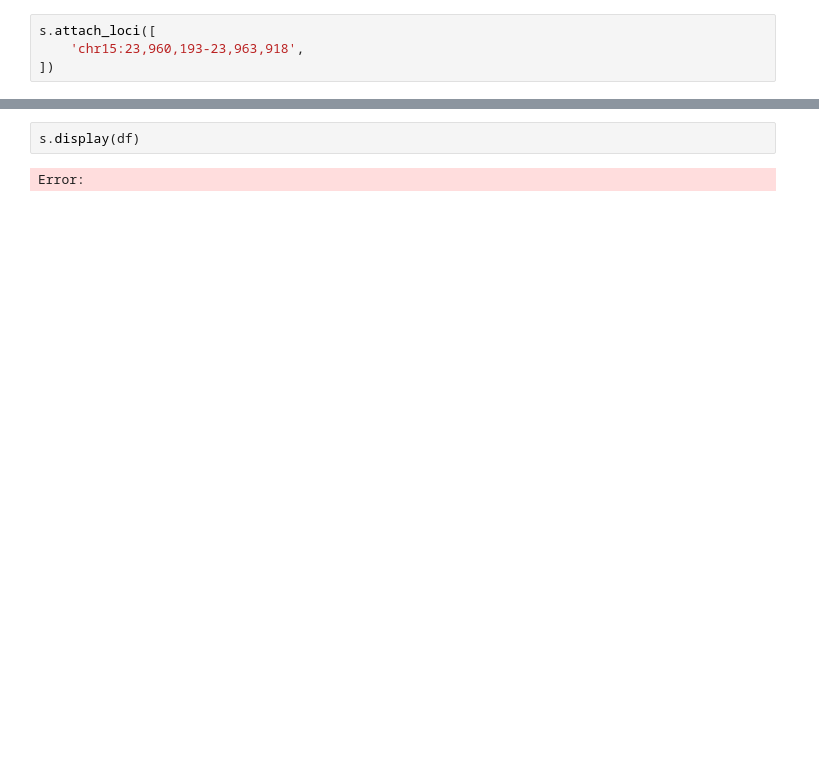
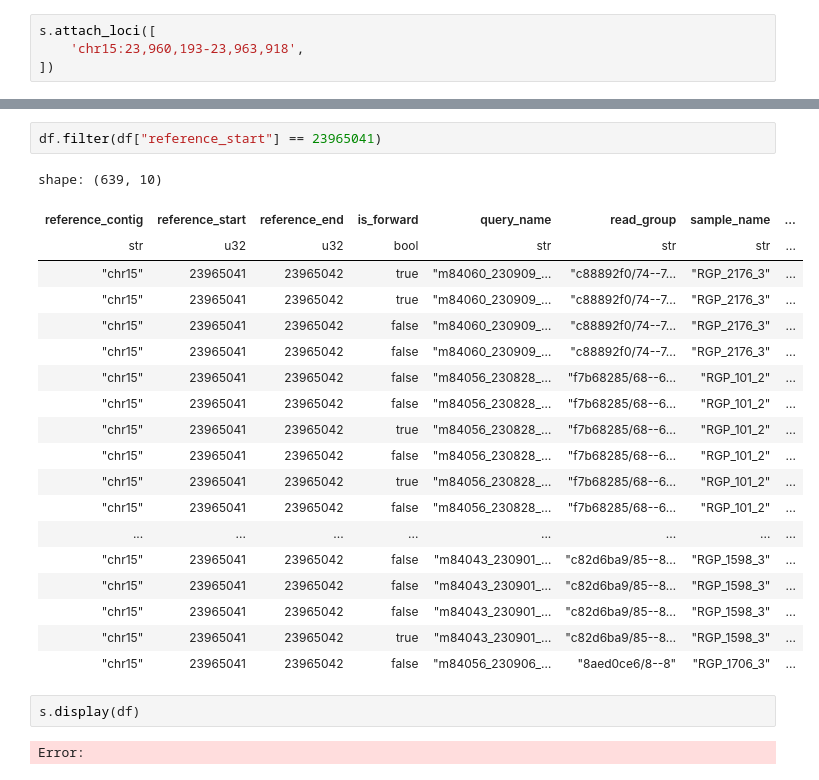
Before and after one commit to broadinstitute/genomeshader, a Jupyter notebook: playground.ipynb, the cells around one changed output, grey strips where cells are left out. Cells and saved outputs as stored; diff of their text form; blank space fills up the shorter version.

```diff
--- a/playground.ipynb
+++ b/playground.ipynb
@@ -51,3 +147,25 @@ shape: (1_093, 9)
+# %%
+df.filter(df["reference_start"] == 23965041)
+# %% [output]
+shape: (639, 10)
+| reference_contig | reference_start | reference_end | is_forward | query_name | read_group | sample_name | ... |
+| str | u32 | u32 | bool | str | str | str | ... |
+| "chr15" | 23965041 | 23965042 | true | "m84060_230909_… | "c88892f0/74--7… | "RGP_2176_3" | ... |
+| "chr15" | 23965041 | 23965042 | true | "m84060_230909_… | "c88892f0/74--7… | "RGP_2176_3" | ... |
+| "chr15" | 23965041 | 23965042 | false | "m84060_230909_… | "c88892f0/74--7… | "RGP_2176_3" | ... |
+| "chr15" | 23965041 | 23965042 | false | "m84060_230909_… | "c88892f0/74--7… | "RGP_2176_3" | ... |
+| "chr15" | 23965041 | 23965042 | false | "m84056_230828_… | "f7b68285/68--6… | "RGP_101_2" | ... |
+| "chr15" | 23965041 | 23965042 | false | "m84056_230828_… | "f7b68285/68--6… | "RGP_101_2" | ... |
+| "chr15" | 23965041 | 23965042 | true | "m84056_230828_… | "f7b68285/68--6… | "RGP_101_2" | ... |
+| "chr15" | 23965041 | 23965042 | false | "m84056_230828_… | "f7b68285/68--6… | "RGP_101_2" | ... |
+| "chr15" | 23965041 | 23965042 | true | "m84056_230828_… | "f7b68285/68--6… | "RGP_101_2" | ... |
+| "chr15" | 23965041 | 23965042 | false | "m84056_230828_… | "f7b68285/68--6… | "RGP_101_2" | ... |
+| ... | ... | ... | ... | ... | ... | ... | ... |
+| "chr15" | 23965041 | 23965042 | false | "m84043_230901_… | "c82d6ba9/85--8… | "RGP_1598_3" | ... |
+| "chr15" | 23965041 | 23965042 | false | "m84043_230901_… | "c82d6ba9/85--8… | "RGP_1598_3" | ... |
+| "chr15" | 23965041 | 23965042 | false | "m84043_230901_… | "c82d6ba9/85--8… | "RGP_1598_3" | ... |
+| "chr15" | 23965041 | 23965042 | true | "m84043_230901_… | "c82d6ba9/85--8… | "RGP_1598_3" | ... |
+| "chr15" | 23965041 | 23965042 | false | "m84056_230906_… | "8aed0ce6/8--8" | "RGP_1706_3" | ... |
 # %%
 s.display(df)
 # %% [output]
```
Also changed, not shown: parts of 6 cells of this notebook, 4 other files.
